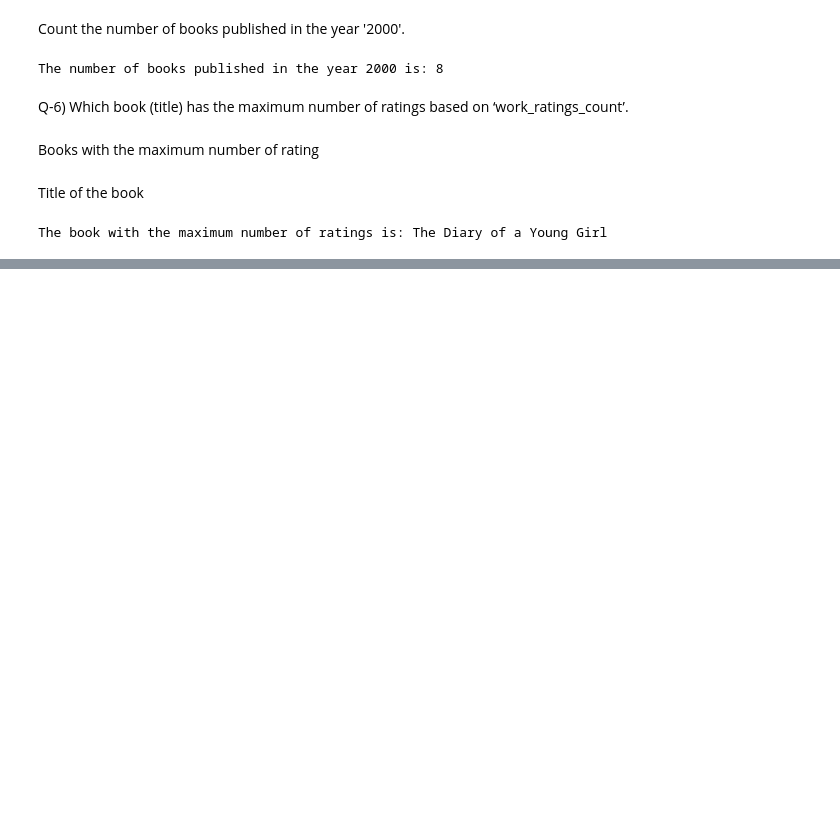
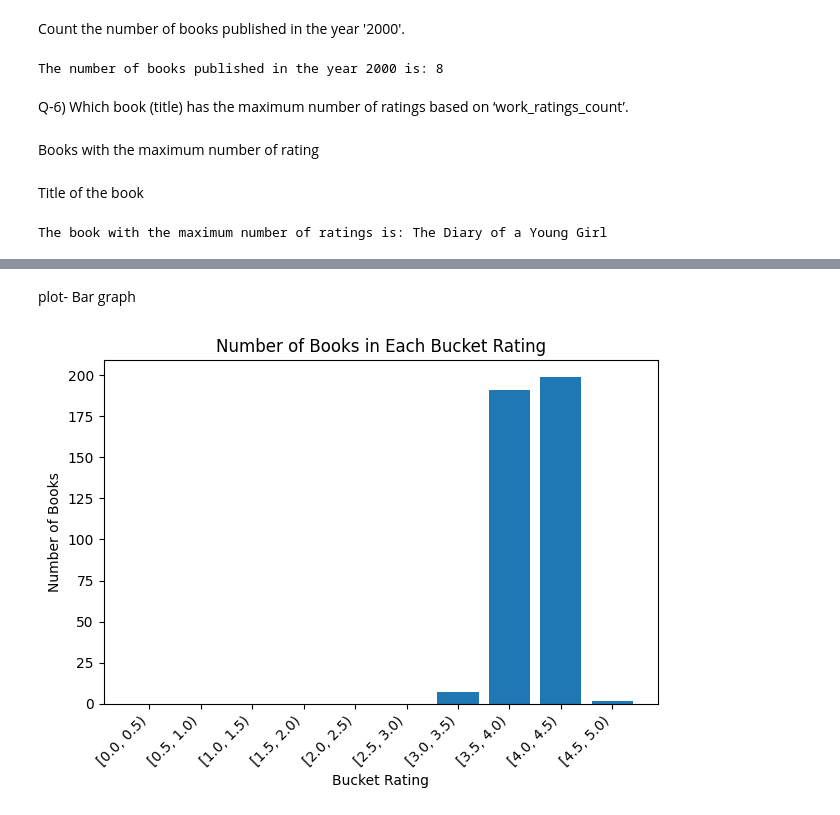
Before and after one commit to 2001adi2001/randomwalk-ds-assessment, a Jupyter notebook: RandomWalk-DS-Assignment.ipynb, the cells around one changed output, grey strips where cells are left out. Drawn from its saved outputs; the diff is of its cells as text; code cells hidden in the pictures; blank space fills up the shorter version.

```diff
--- a/RandomWalk-DS-Assignment.ipynb
+++ b/RandomWalk-DS-Assignment.ipynb
@@ -66,0 +72,2 @@ The book with the maximum number of ratings is: The Diary of a Young Girl
+# %%
+ele=[0,0.5,1.0,1.5,2.0,2.5,3.0,3.5,4.0,4.5,5.0]
@@ -66,0 +76,2 @@ The book with the maximum number of ratings is: The Diary of a Young Girl
+# %%
+df['rating_bucket']=pd.cut(df['average_rating'],ele,right=False)
@@ -66,0 +80,3 @@ The book with the maximum number of ratings is: The Diary of a Young Girl
+# %%
+countBucket=df['rating_bucket'].value_counts().sort_index()
+print(countBucket)
@@ -66,0 +96,12 @@ The book with the maximum number of ratings is: The Diary of a Young Girl
+# %% [markdown]
+plot- Bar graph
+# %%
+plt.bar(countBucket.index.astype(str), countBucket)
+plt.xlabel('Bucket Rating')
+plt.ylabel('Number of Books')
+plt.title('Number of Books in Each Bucket Rating')
+plt.xticks(rotation=45, ha='right')
+plt.tight_layout()
+plt.show()
+# %% [output]
+[figure, added]
```
Also changed, not shown: parts of 15 cells of this notebook.
